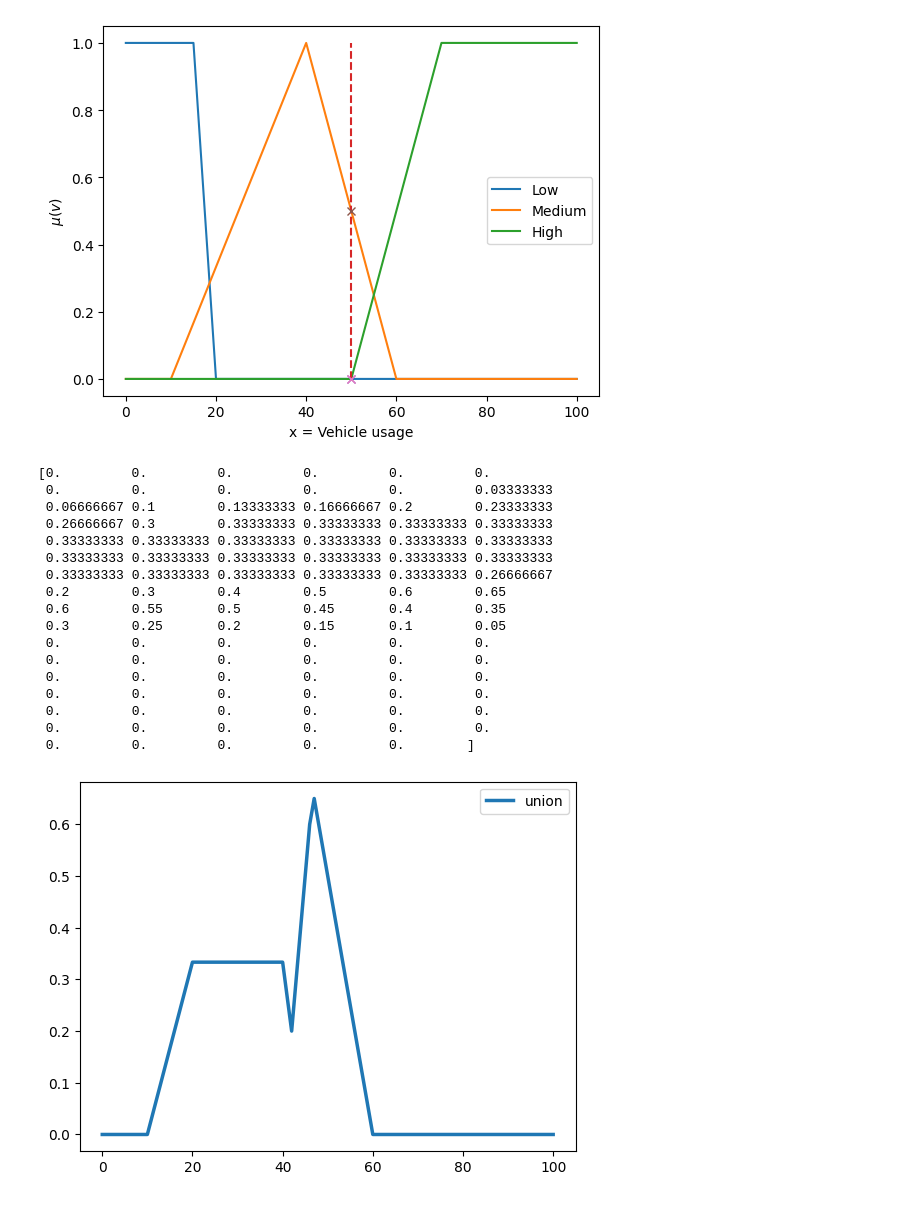
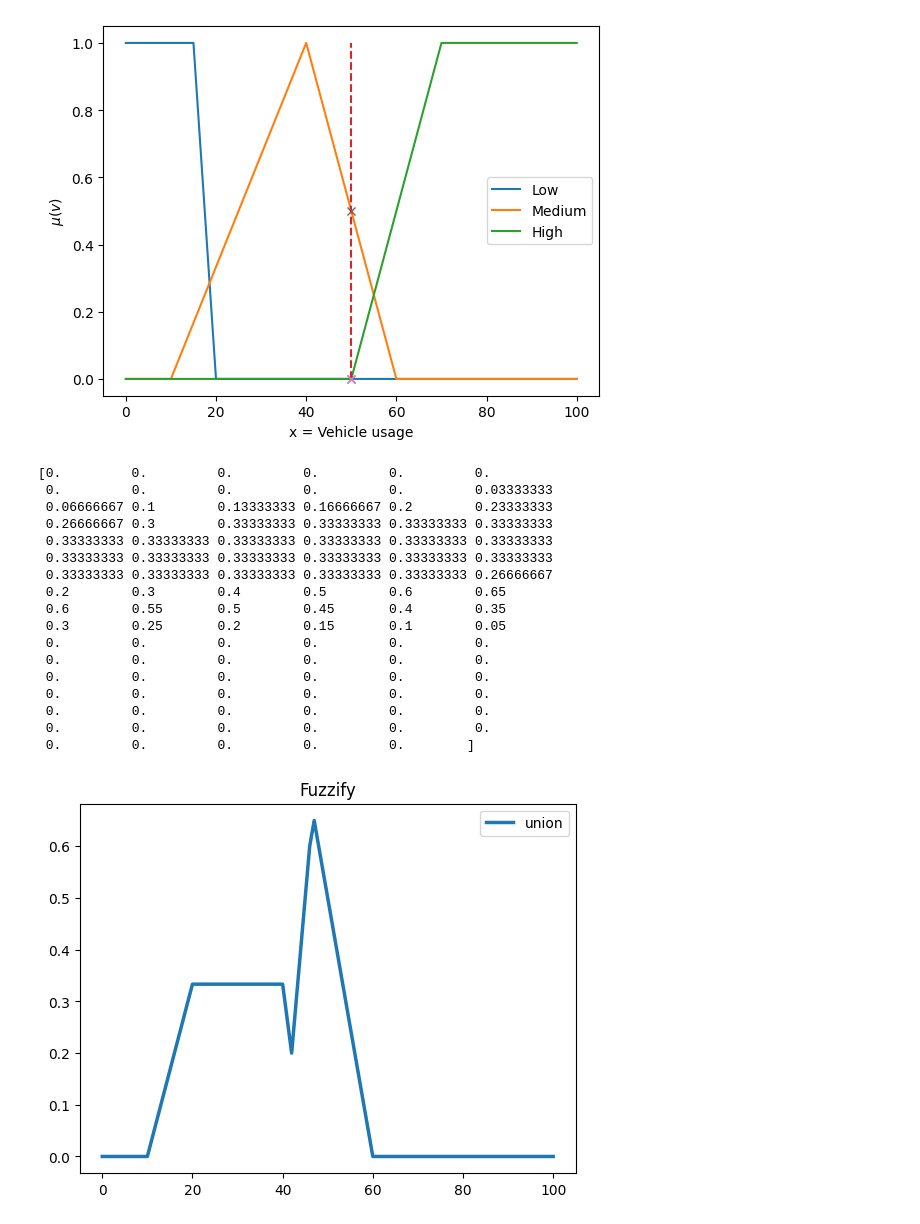
Before and after one commit to TehWeifu/IABD, a Jupyter notebook: ModelosInteligenciaArtificial/Unit02-FuzzyLogic/Challenge2/Challenge2.ipynb, the cells around one changed output. Drawn from its saved outputs; the diff is of its cells as text; code cells hidden in the pictures.

```diff
--- a/ModelosInteligenciaArtificial/Unit02-FuzzyLogic/Challenge2/Challenge2.ipynb
+++ b/ModelosInteligenciaArtificial/Unit02-FuzzyLogic/Challenge2/Challenge2.ipynb
@@ -129,38 +131,38 @@ High vehicle usage 0.0
 # %%
-# RULE 1: "If the age is young and the vehicle usage is medium then the financial risk is high"
-
-antecedente_1 = np.fmin(age_value_grade_membership_young, vehicle_usage_membership_medium)
-rule_1 = np.fmin(antecedente_1, financial_risk_membership_high)
+# RULE 1: "IF the age is young AND the vehicle usage is medium THEN the financial risk is high"
+antecedent_1 = np.fmin(age_value_grade_membership_young, vehicle_usage_membership_medium)
+rule_1 = np.fmin(antecedent_1, financial_risk_membership_high)
 # %%
 # RULE 2: "IF the age is adult AND the vehicle usage is medium THEN the financial risk is medium"
-
-antecedente_2 = np.fmin(age_value_grade_membership_adult, vehicle_usage_membership_medium)
-rule_2 = np.fmin(antecedente_2, financial_risk_membership_medium)
+antecedent_2 = np.fmin(age_value_grade_membership_adult, vehicle_usage_membership_medium)
+rule_2 = np.fmin(antecedent_2, financial_risk_membership_medium)
+# %%
+# Union of the resulting group given the application of the rules
+union = np.fmax(rule_1, rule_2)
+print(union)
+# %% [output]
+[0.         0.         0.         0.         0.         0.
+ 0.         0.         0.         0.         0.         0.03333333
+ 0.06666667 0.1        0.13333333 0.16666667 0.2        0.23333333
+ 0.26666667 0.3        0.33333333 0.33333333 0.33333333 0.33333333
+ 0.33333333 0.33333333 0.33333333 0.33333333 0.33333333 0.33333333
+ 0.33333333 0.33333333 0.33333333 0.33333333 0.33333333 0.33333333
+ 0.33333333 0.33333333 0.33333333 0.33333333 0.33333333 0.26666667
+ 0.2        0.3        0.4        0.5        0.6        0.65
+ 0.6        0.55       0.5        0.45       0.4        0.35
+ 0.3        0.25       0.2        0.15       0.1        0.05
+ 0.         0.         0.         0.         0.         0.
+ 0.         0.         0.         0.         0.         0.
+ 0.         0.         0.         0.         0.         0.
+ 0.         0.         0.         0.         0.         0.
+ 0.         0.         0.         0.         0.         0.
+ 0.         0.         0.         0.         0.         0.
+ 0.         0.         0.         0.         0.        ]
 # %%
-# Union of the resulting group given the application of the rules
-union = np.fmax(rule_1, rule_2)
-
-print(union)
-
+# Graphical representation of the give rule's union
 plt.plot(financial_risk_universe_discourse, union, linewidth=2.5, linestyle="-", label="union")
 plt.legend(loc='best')
+plt.title("Fuzzify")
 plt.show()
 # %% [output]
-[0.         0.         0.         0.         0.         0.
- 0.         0.         0.         0.         0.         0.03333333
- 0.06666667 0.1        0.13333333 0.16666667 0.2        0.23333333
- 0.26666667 0.3        0.33333333 0.33333333 0.33333333 0.33333333
- 0.33333333 0.33333333 0.33333333 0.33333333 0.33333333 0.33333333
- 0.33333333 0.33333333 0.33333333 0.33333333 0.33333333 0.33333333
- 0.33333333 0.33333333 0.33333333 0.33333333 0.33333333 0.26666667
- 0.2        0.3        0.4        0.5        0.6        0.65
- 0.6        0.55       0.5        0.45       0.4        0.35
- 0.3        0.25       0.2        0.15       0.1        0.05
- 0.         0.         0.         0.         0.         0.
- 0.         0.         0.         0.         0.         0.
- 0.         0.         0.         0.         0.         0.
- 0.         0.         0.         0.         0.         0.
- 0.         0.         0.         0.         0.         0.
- 0.         0.         0.         0.         0.         0.
- 0.         0.         0.         0.         0.        ]
-[figure, old version]
+[figure, new version]
```
Also changed, not shown: parts of 4 cells of this notebook, 2 other files.
